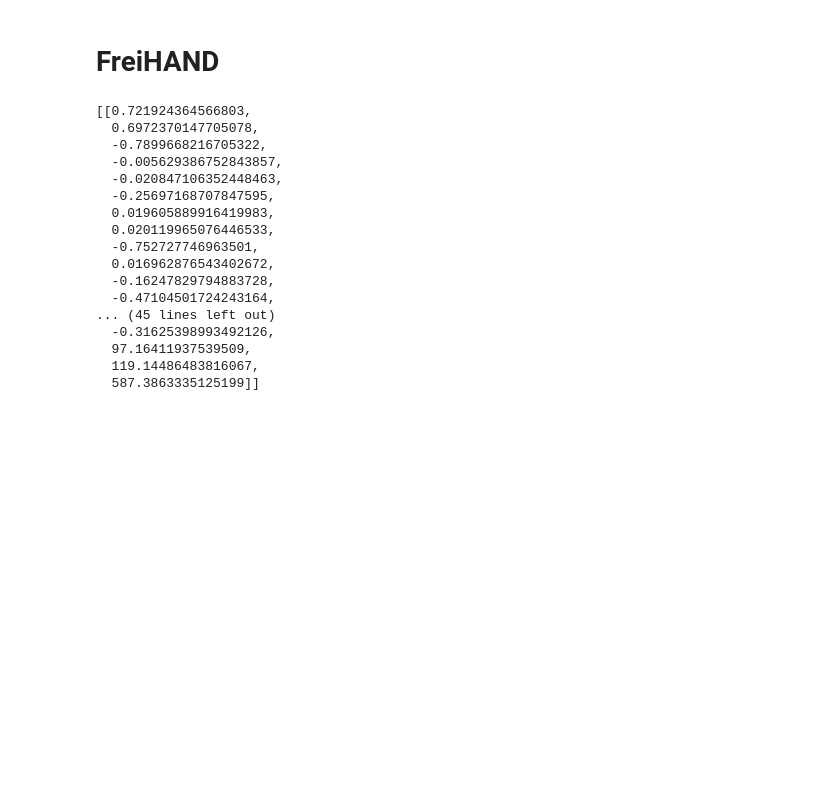
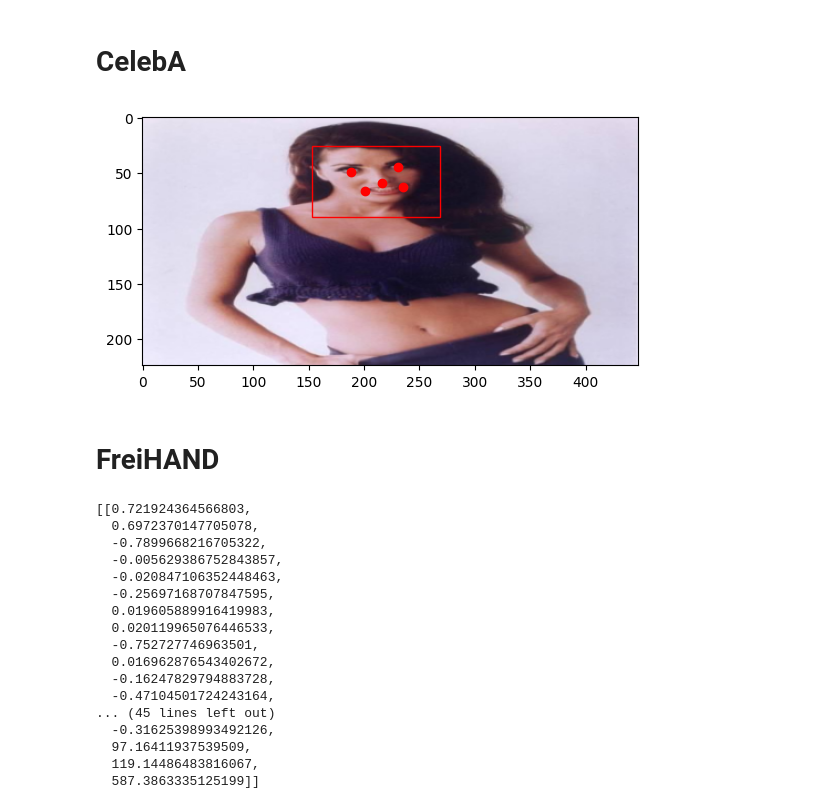
Before and after one commit to freya-aino/motion-capture, a Jupyter notebook: dataloader_test.ipynb, the cells around one changed output. Drawn from its saved outputs; the diff is of its cells as text; code cells hidden in the pictures; blank space fills up the shorter version.

```diff
--- a/dataloader_test.ipynb
+++ b/dataloader_test.ipynb
@@ -8,3 +16,43 @@ from torch.utils import data
+# %% [markdown]
+# CelebA
+# %%
+import matplotlib.pyplot as plt
+from matplotlib import patches
+import torch as T
+
+from motion_capture.data.datasets import CelebA
+
+
+image_shape = (448, 224)
+celeba_dataset = CelebA(
+    annotatin_path="\\\\192.168.2.206\\data\\datasets\\CelebA\\Anno",
+    image_path="\\\\192.168.2.206\\data\\datasets\\CelebA\\img\\img_align_celeba\\img_celeba",
+    image_shape_WH = image_shape
+)
+# %%
+test_i = 10
+
+x, y = celeba_dataset[test_i]
+
+plt.imshow((x * 255).permute(1, 2, 0).round().byte().numpy())
+
+x1, y1, x2, y2 = y["bbox"] * T.tensor(image_shape * 2)
+plt.gca().add_patch(
+    patches.Rectangle(
+        (x1, y1),
+        x2 - x1, y2 - y1,
+        linewidth=1,
+        edgecolor='r',
+        facecolor='none'
+    )
+)
+
+for kpt in y["keypoints"]:
+    plt.scatter(kpt[0] * image_shape[0], kpt[1] * image_shape[1], c="r")
+
+plt.show()
+# %% [output]
+[figure, added]
 # %% [markdown]
 # FreiHAND
 # %%
```
Also changed, not shown: parts of 18 cells of this notebook, 2 other files.
